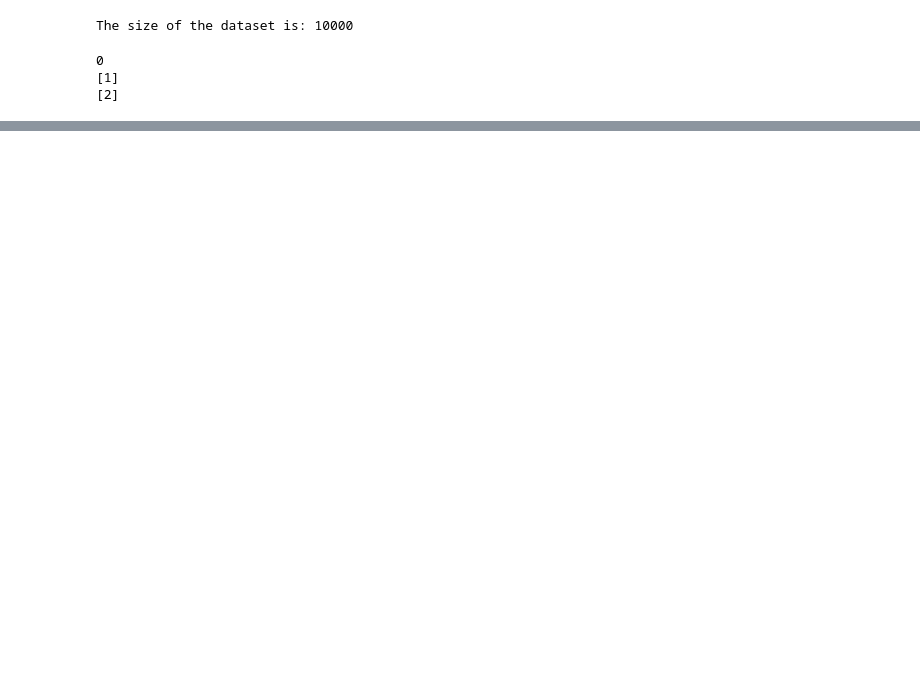
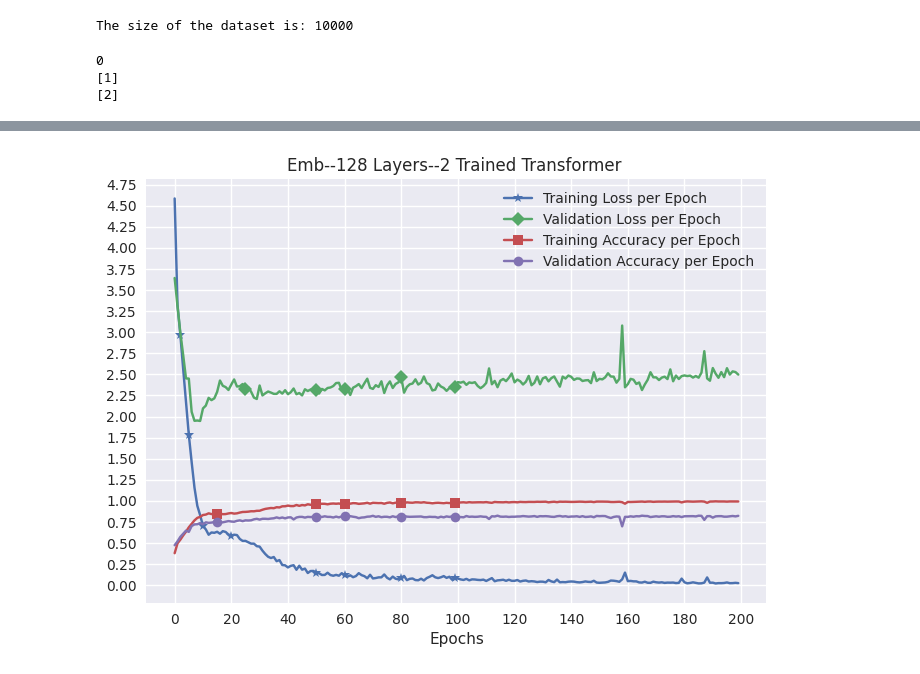
Before and after one commit to dpes-neupane/transformer, a Jupyter notebook: train.ipynb, the cells around one changed output, grey strips where cells are left out. Saved outputs shown, nothing was run; the diff lists cells and outputs as text; code cells hidden in the pictures; blank space fills up the shorter version.

```diff
--- a/train.ipynb
+++ b/train.ipynb
@@ -384,0 +462,4 @@ plt.style.available
+# %%
+showHistory('history3', 128, 2, 200, maTicks=20, miTicks=10)
+# %% [output]
+[figure, added]
```
Also changed, not shown: parts of 19 cells of this notebook, 15 other files.
